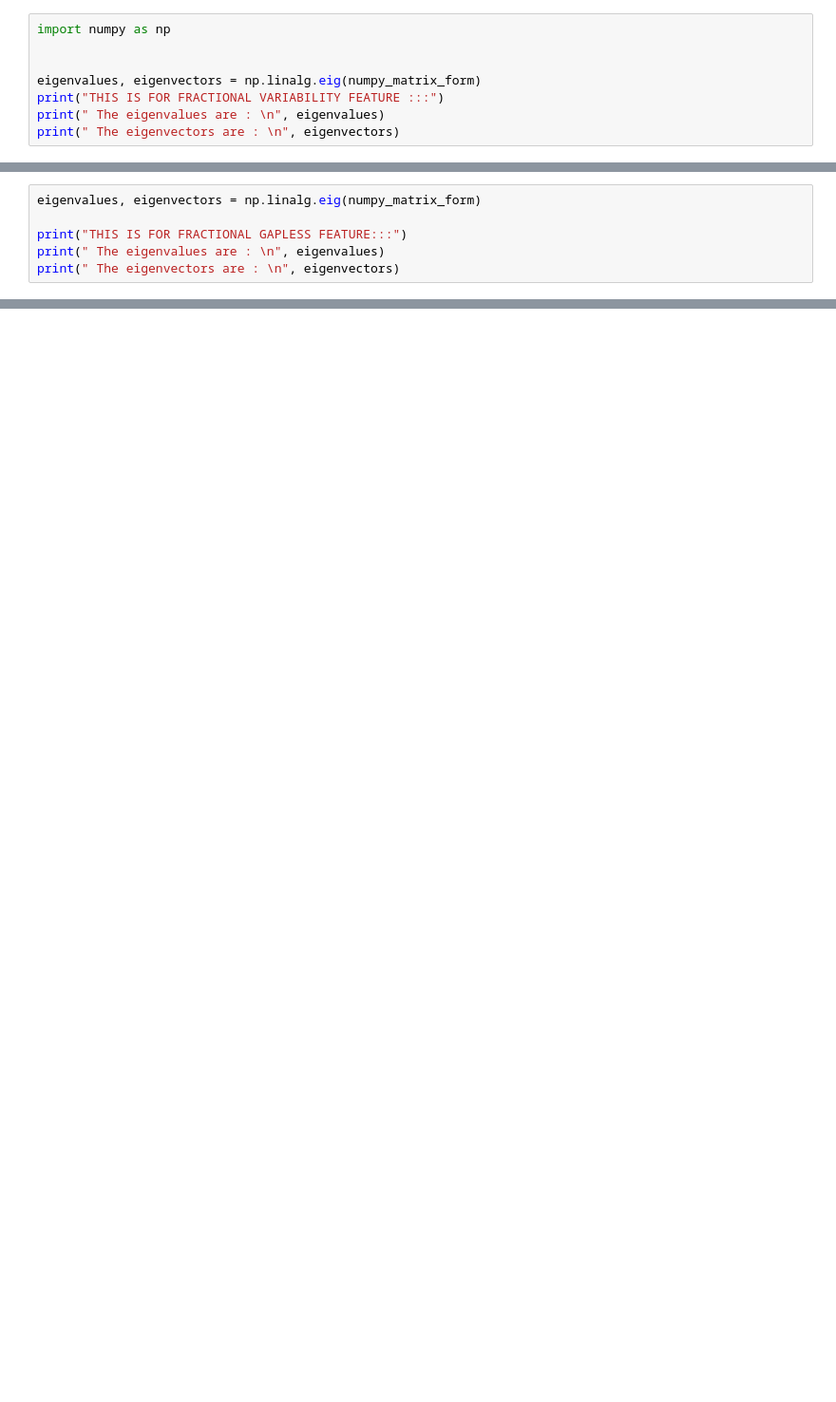
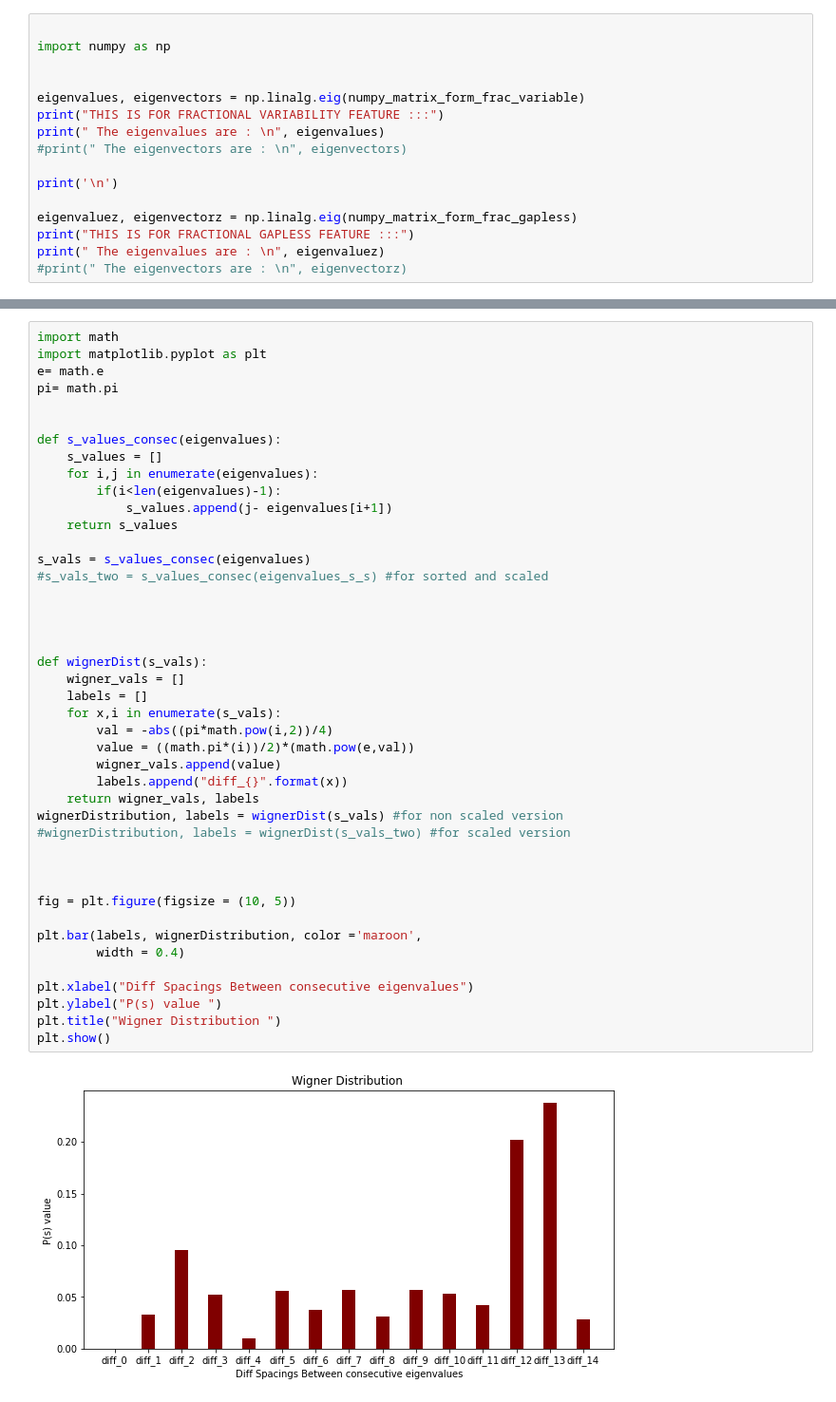
Before and after one commit to weigangq/ag-randmax, a Jupyter notebook: MattD/convAdjEig.ipynb, the cells around one changed output, grey strips where cells are left out. Shown at 95% size. Cells and saved outputs as stored; diff of their text form; blank space fills up the shorter version.

Commit message:
P(s) values

```diff
--- a/MattD/convAdjEig.ipynb
+++ b/MattD/convAdjEig.ipynb
@@ -123,10 +68,18 @@ print(numpy_matrix_form)
 # %%
+
 import numpy as np
 
 
-eigenvalues, eigenvectors = np.linalg.eig(numpy_matrix_form)
+eigenvalues, eigenvectors = np.linalg.eig(numpy_matrix_form_frac_variable)
 print("THIS IS FOR FRACTIONAL VARIABILITY FEATURE :::")
 print(" The eigenvalues are : \n", eigenvalues)
-print(" The eigenvectors are : \n", eigenvectors)
+#print(" The eigenvectors are : \n", eigenvectors)
+
+print('\n')
+
+eigenvaluez, eigenvectorz = np.linalg.eig(numpy_matrix_form_frac_gapless)
+print("THIS IS FOR FRACTIONAL GAPLESS FEATURE :::")
+print(" The eigenvalues are : \n", eigenvaluez)
+#print(" The eigenvectors are : \n", eigenvectorz)
 # %% [output]
 THIS IS FOR FRACTIONAL VARIABILITY FEATURE :::
@@ -210,6 +96,0 @@ print(numpy_matrix_form)
-# %%
-eigenvalues, eigenvectors = np.linalg.eig(numpy_matrix_form)
-
-print("THIS IS FOR FRACTIONAL GAPLESS FEATURE:::")
-print(" The eigenvalues are : \n", eigenvalues)
-print(" The eigenvectors are : \n", eigenvectors)
@@ -288,0 +201,45 @@ Input matrix is a Symmetric matrix
+# %%
+import math
+import matplotlib.pyplot as plt
+e= math.e
+pi= math.pi
+
+
+def s_values_consec(eigenvalues):
+    s_values = []
+    for i,j in enumerate(eigenvalues):
+        if(i<len(eigenvalues)-1):
+            s_values.append(j- eigenvalues[i+1])
+    return s_values
+
+s_vals = s_values_consec(eigenvalues)
+#s_vals_two = s_values_consec(eigenvalues_s_s) #for sorted and scaled
+
+
+
+
+def wignerDist(s_vals):
+    wigner_vals = []
+    labels = []
+    for x,i in enumerate(s_vals):
+        val = -abs((pi*math.pow(i,2))/4)
+        value = ((math.pi*(i))/2)*(math.pow(e,val))
+        wigner_vals.append(value)
+        labels.append("diff_{}".format(x))
+    return wigner_vals, labels
+wignerDistribution, labels = wignerDist(s_vals) #for non scaled version
+#wignerDistribution, labels = wignerDist(s_vals_two) #for scaled version
+
+
+
+fig = plt.figure(figsize = (10, 5))
+
+plt.bar(labels, wignerDistribution, color ='maroon',
+        width = 0.4)
+
+plt.xlabel("Diff Spacings Between consecutive eigenvalues")
+plt.ylabel("P(s) value ")
+plt.title("Wigner Distribution ")
+plt.show()
+# %% [output]
+[figure, added]
```
Also changed, not shown: parts of 12 cells of this notebook.
